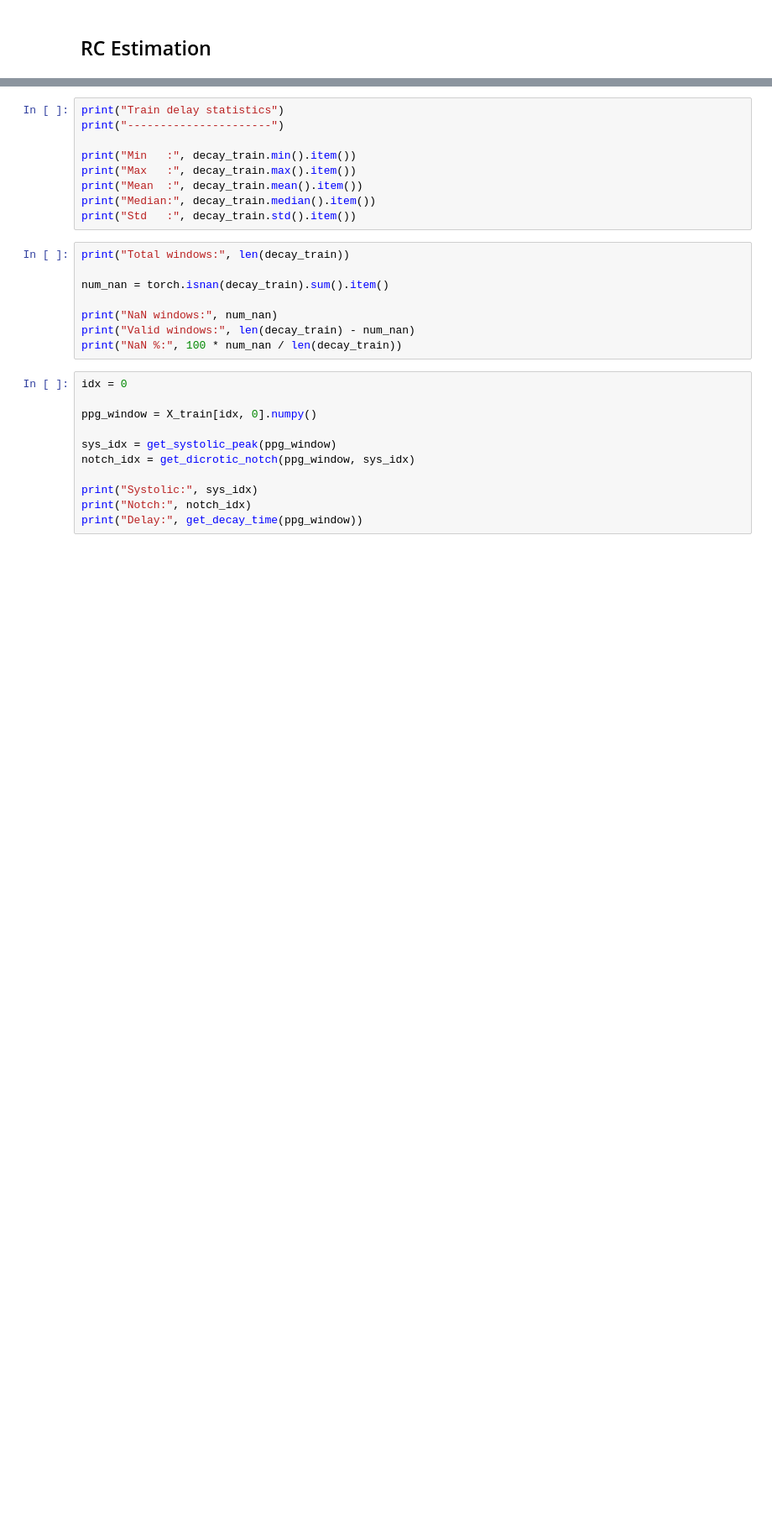
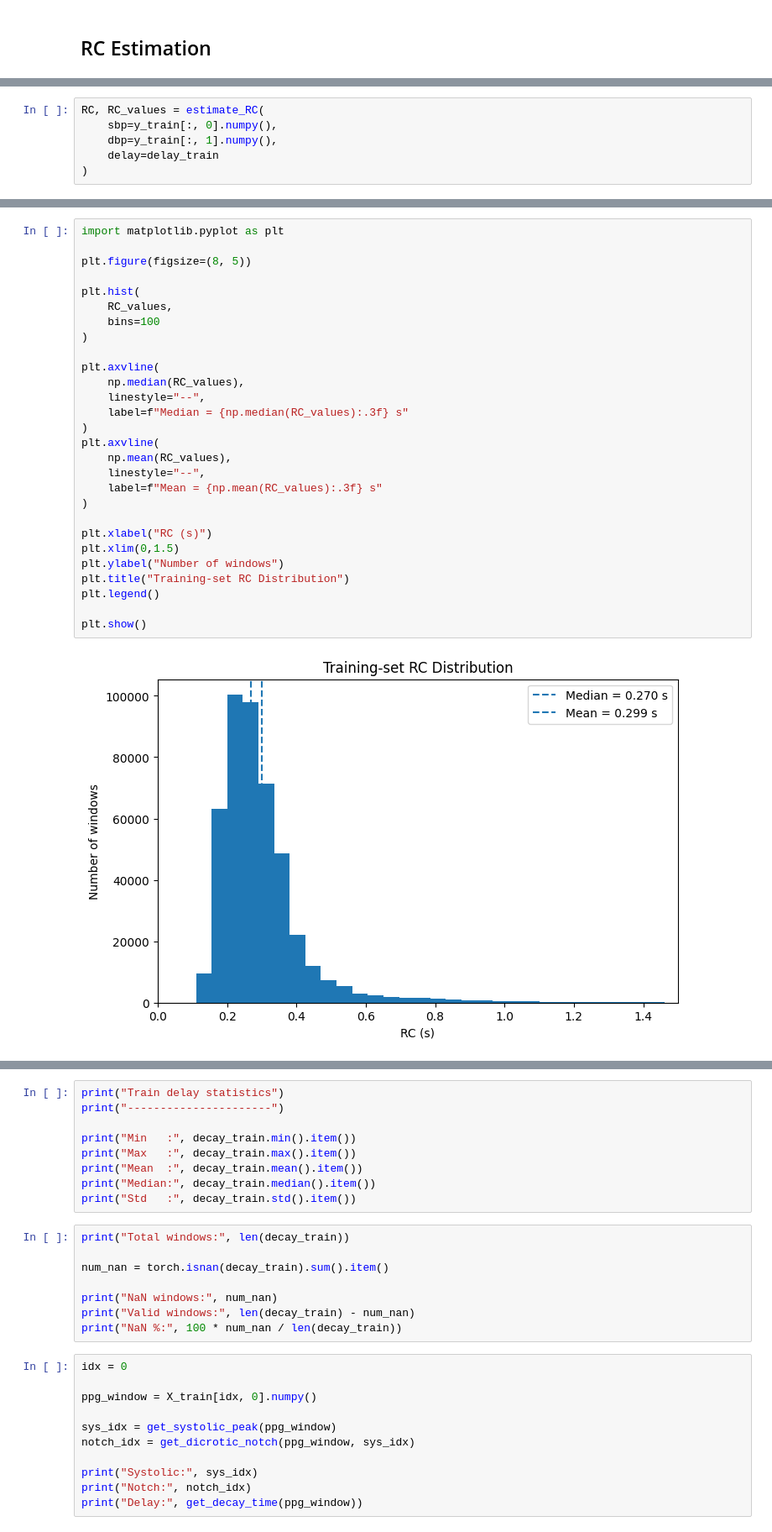
Before and after one commit to Yashvi1701/BP_estimation, a Jupyter notebook: experiments/PINN.ipynb, the cells around one changed output, grey strips where cells are left out. Shown at 84% size. Cells and saved outputs as stored; diff of their text form; blank space fills up the shorter version.

```diff
--- a/experiments/PINN.ipynb
+++ b/experiments/PINN.ipynb
@@ -506,0 +686,6 @@ plt.show()
+# %%
+RC, RC_values = estimate_RC(
+    sbp=y_train[:, 0].numpy(),
+    dbp=y_train[:, 1].numpy(),
+    delay=delay_train
+)
@@ -506,0 +705,30 @@ plt.show()
+# %%
+import matplotlib.pyplot as plt
+
+plt.figure(figsize=(8, 5))
+
+plt.hist(
+    RC_values,
+    bins=100
+)
+
+plt.axvline(
+    np.median(RC_values),
+    linestyle="--",
+    label=f"Median = {np.median(RC_values):.3f} s"
+)
+plt.axvline(
+    np.mean(RC_values),
+    linestyle="--",
+    label=f"Mean = {np.mean(RC_values):.3f} s"
+)
+
+plt.xlabel("RC (s)")
+plt.xlim(0,1.5)
+plt.ylabel("Number of windows")
+plt.title("Training-set RC Distribution")
+plt.legend()
+
+plt.show()
+# %% [output]
+[figure, added]
```
Also changed, not shown: parts of 14 cells of this notebook, 1 other file.
